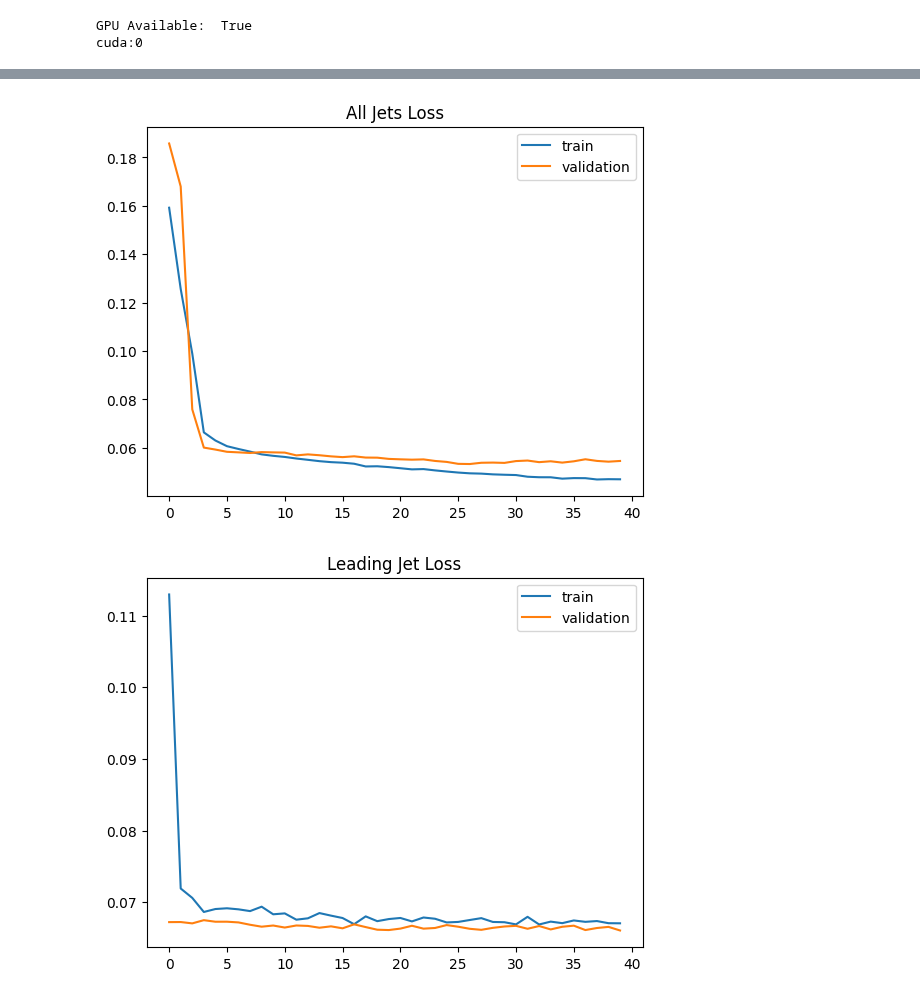
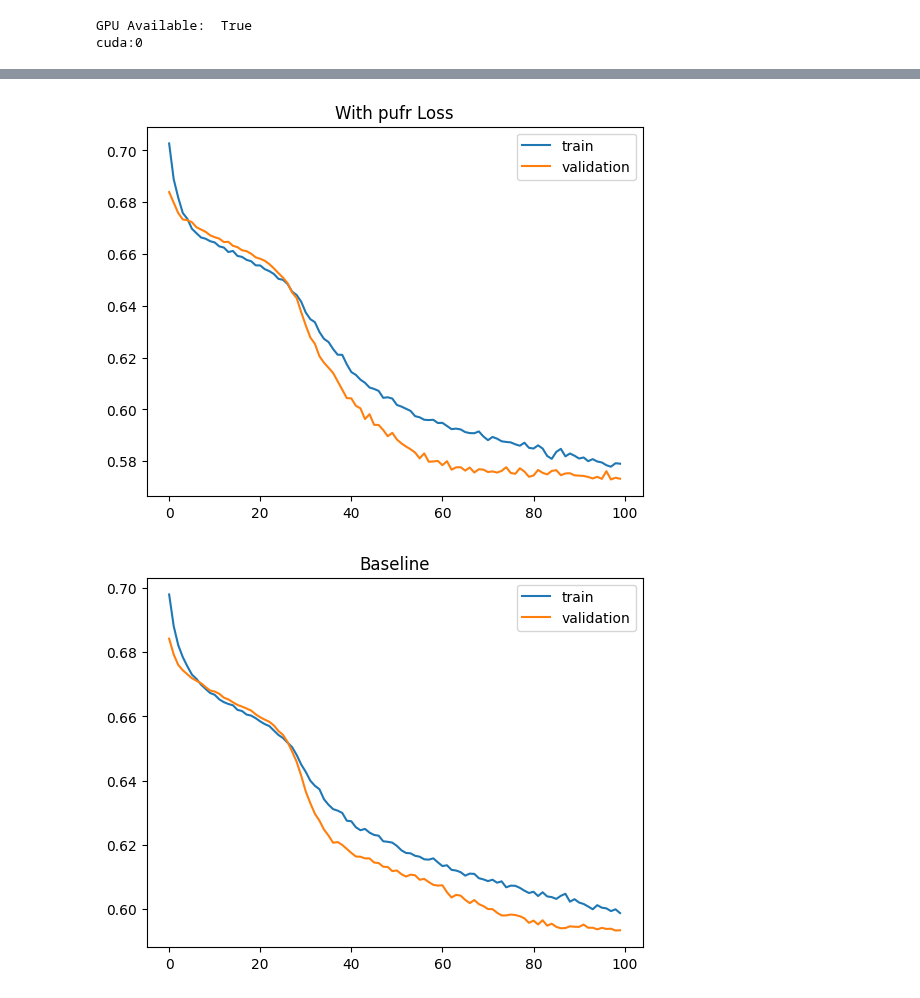
Before and after one commit to LukeV37/Pileup_Project, a Jupyter notebook: analysis/DiHiggs_4b_Attention_Classifier.ipynb, the cells around one changed output, grey strips where cells are left out. Saved outputs shown, nothing was run; the diff lists cells and outputs as text; code cells hidden in the pictures.

```diff
--- a/analysis/DiHiggs_4b_Attention_Classifier.ipynb
+++ b/analysis/DiHiggs_4b_Attention_Classifier.ipynb
@@ -21,14 +21,16 @@ with uproot.open("../pythia/output/dataset_diHiggs_mu60_NumEvents10k_MinJetpT25.
     jet_eta_sig = f["jet_eta"].array()
     jet_phi_sig = f["jet_phi"].array()
     jet_m_sig = f["jet_m"].array()
+    jet_pufr_sig = f["jet_pufr_truth"].array()
     jet_label_sig = ak.ones_like(jet_pt_sig)
 
 # Load background sample into memory
-with uproot.open("../pythia/output/dataset_4b_mu60_NumEvents10k_MinJetpT25.root:fastjet") as f:
+with uproot.open("../pythia/output/dataset_4b_FILTER60_mu60_NumEvents10k_MinJetpT25.root:fastjet") as f:
     jet_pt_bkg = f["jet_pt"].array()
     jet_eta_bkg = f["jet_eta"].array()
     jet_phi_bkg = f["jet_phi"].array()
     jet_m_bkg = f["jet_m"].array()
+    jet_pufr_bkg = f["jet_pufr_truth"].array()
     jet_label_bkg = ak.zeros_like(jet_pt_bkg)
 # %%
 class Jet:
@@ -87,8 +96,8 @@ class Jet:
         return data, labels
 # %%
 # Construct list of features
-feats_sig = [jet_pt_sig, jet_eta_sig, jet_phi_sig, jet_m_sig, jet_label_sig]
-feats_bkg = [jet_pt_bkg, jet_eta_bkg, jet_phi_bkg, jet_m_bkg, jet_label_bkg]
+feats_sig = [jet_pt_sig, jet_eta_sig, jet_phi_sig, jet_m_sig, jet_pufr_sig, jet_label_sig]
+feats_bkg = [jet_pt_bkg, jet_eta_bkg, jet_phi_bkg, jet_m_bkg, jet_pufr_bkg, jet_label_bkg]
 
 # Combined Signal and Background
 feats = []
@@ -103,6 +112,7 @@ print(jets.pt)
 print(jets.eta)
 print(jets.phi)
 print(jets.m)
+print(jets.pufr)
 print(jets.label)
 # %% [output]
 [[161, 155, 137, 135, 86.2, 71.7, ..., 25.7, 25.5, 25.4, 25.1, 25.1, 25], ...]
@@ -192,9 +203,9 @@ def test_val_train_split(Jets):
     X_val.apply_norm(mean_list, std_list)
     X_test.apply_norm(mean_list, std_list)
 
-    X_train, y_train = X_train.return_dataset()
-    X_val, y_val = X_val.return_dataset()
-    X_test, y_test = X_test.return_dataset()
+    X_train, y_train = X_train.return_dataset(['pt','eta','phi','m','pufr'])
+    X_val, y_val = X_val.return_dataset(['pt','eta','phi','m','pufr'])
+    X_test, y_test = X_test.return_dataset(['pt','eta','phi','m','pufr'])
 
     return X_train, y_train, X_val, y_val, X_test, y_test
 
@@ -404,33 +380,15 @@ Epoch: 40       Train Loss: 0.0461      Val Loss: 0.0498
 # %%
-plt.plot(All_Jets_history['train_loss'],label='train')
-plt.plot(All_Jets_history['test_loss'],label='validation')
-plt.title("All Jets Loss")
+plt.plot(PUFR_history['train_loss'],label='train')
+plt.plot(PUFR_history['test_loss'],label='validation')
+plt.title("With pufr Loss")
 plt.legend()
 plt.show()
 
-plt.plot(Leading_Jet_history['train_loss'],label='train')
-plt.plot(Leading_Jet_history['test_loss'],label='validation')
-plt.title("Leading Jet Loss")
+plt.plot(Baseline_history['train_loss'],label='train')
+plt.plot(Baseline_history['test_loss'],label='validation')
+plt.title("Baseline")
 plt.legend()
 plt.show()
-
-#plt.plot(N_Leading_Jet_history['train_loss'],label='train')
-#plt.plot(N_Leading_Jet_history['test_loss'],label='validation')
-#plt.title("N Leading Jet Loss")
-#plt.legend()
-#plt.show()
-
-#plt.plot(NN_Leading_Jet_history['train_loss'],label='train')
-#plt.plot(NN_Leading_Jet_history['test_loss'],label='validation')
-#plt.title("NN Leading Jet Loss")
-#plt.legend()
-#plt.show()
-
-plt.plot(NNN_Leading_Jet_history['train_loss'],label='train')
-plt.plot(NNN_Leading_Jet_history['test_loss'],label='validation')
-plt.title("NNN Leading Jet Loss")
-plt.legend()
-plt.show()
 # %% [output]
-[figure, old version]
+[figure, new version]
-[figure, old version]
+[figure, new version]
```
Also changed, not shown: parts of 10 cells of this notebook.
